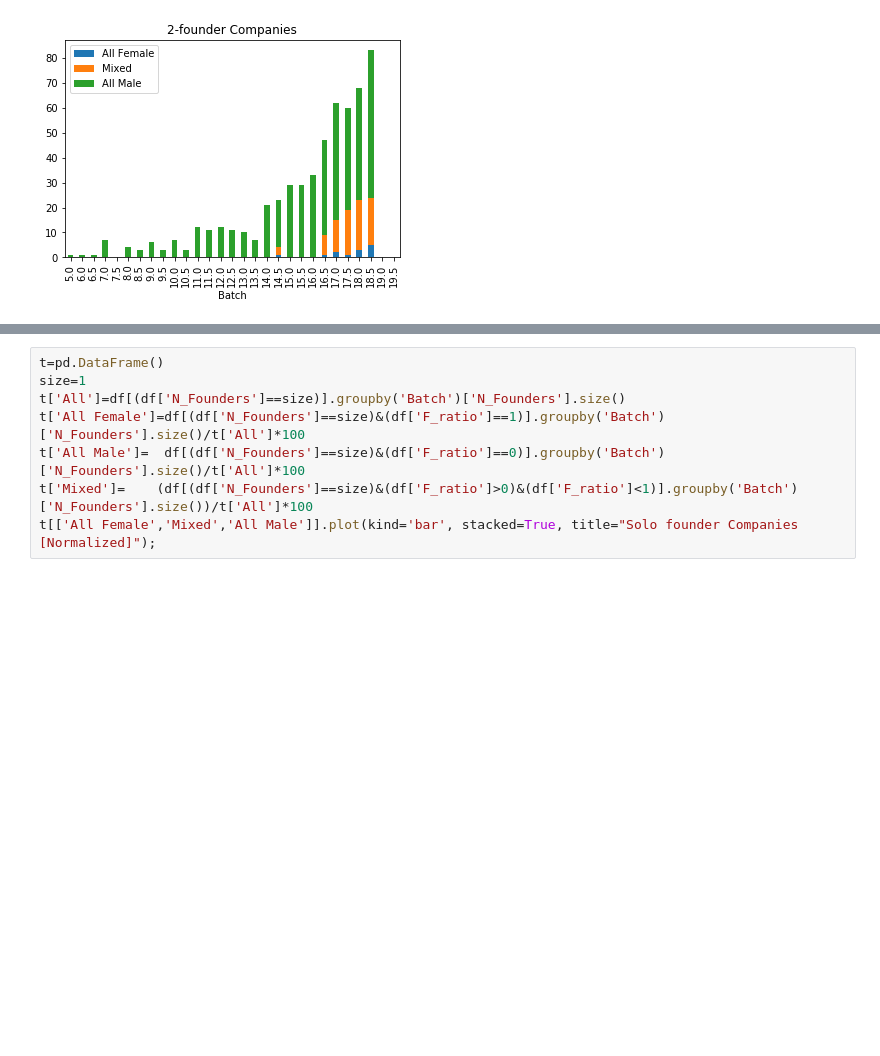
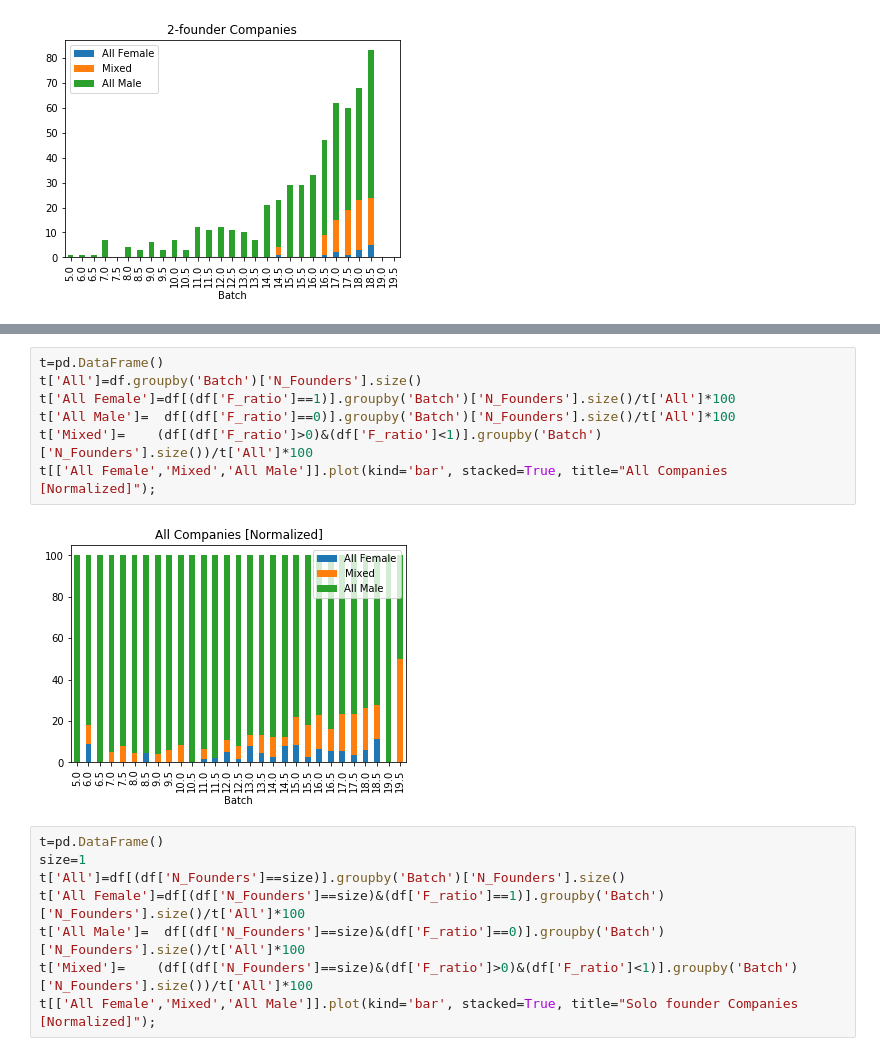
Before and after one commit to brunosan/YC-gender, a Jupyter notebook: YC gender.ipynb, the cells around one changed output, grey strips where cells are left out. Cells and saved outputs as stored; diff of their text form; blank space fills up the shorter version.

Commit message:
normalized

```diff
--- a/YC gender.ipynb
+++ b/YC gender.ipynb
@@ -205,3 +215,12 @@ t[['All Female','Mixed','All Male']].plot(kind='bar', stacked=True,title="2-foun
+# %%
+t=pd.DataFrame()
+t['All']=df.groupby('Batch')['N_Founders'].size()
+t['All Female']=df[(df['F_ratio']==1)].groupby('Batch')['N_Founders'].size()/t['All']*100
+t['All Male']=  df[(df['F_ratio']==0)].groupby('Batch')['N_Founders'].size()/t['All']*100
+t['Mixed']=    (df[(df['F_ratio']>0)&(df['F_ratio']<1)].groupby('Batch')['N_Founders'].size())/t['All']*100
+t[['All Female','Mixed','All Male']].plot(kind='bar', stacked=True, title="All Companies [Normalized]");
+# %% [output]
+[figure, added]
 # %%
 t=pd.DataFrame()
 size=1
```
Also changed, not shown: parts of 2 cells of this notebook.
